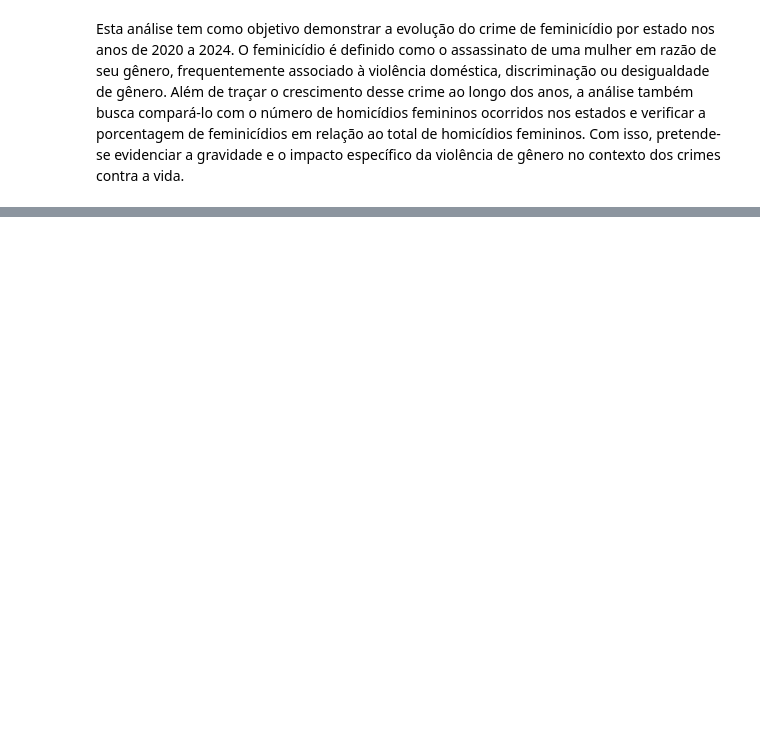
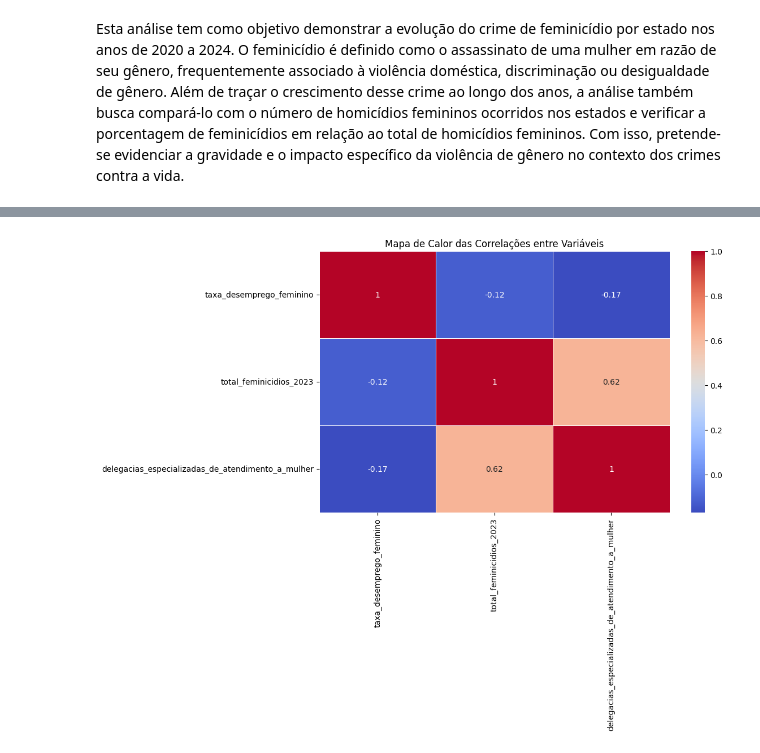
Before and after one commit to CarolyneS14/on33-python-s17-s18-projeto-final, a Jupyter notebook: on33_python_s18_Projeto_Final.ipynb, the cells around one changed output, grey strips where cells are left out. Cells and saved outputs as stored; diff of their text form; code cells hidden in the pictures; blank space fills up the shorter version.

```diff
--- a/on33_python_s18_Projeto_Final.ipynb
+++ b/on33_python_s18_Projeto_Final.ipynb
@@ -33,0 +434,14 @@ database_auxiliar  homicidios_femininos.csv  S17S18-Projeto-Livre.pdf
+# %%
+#Ajustar o Gráfico
+plt.figure(figsize=(10, 6))
+
+# Gerar a matriz de correlação
+corr = df_feminicidio[['taxa_desemprego_feminino', 'total_feminicidios_2023', 'delegacias_especializadas_de_atendimento_a_mulher']].corr()
+
+# Criar o heatmap
+sns.heatmap(corr, annot=True, cmap='coolwarm', linewidths=0.5)
+
+plt.title('Mapa de Calor das Correlações entre Variáveis')
+plt.show()
+# %% [output]
+[figure, added]
```
Also changed, not shown: parts of 90 cells of this notebook.
